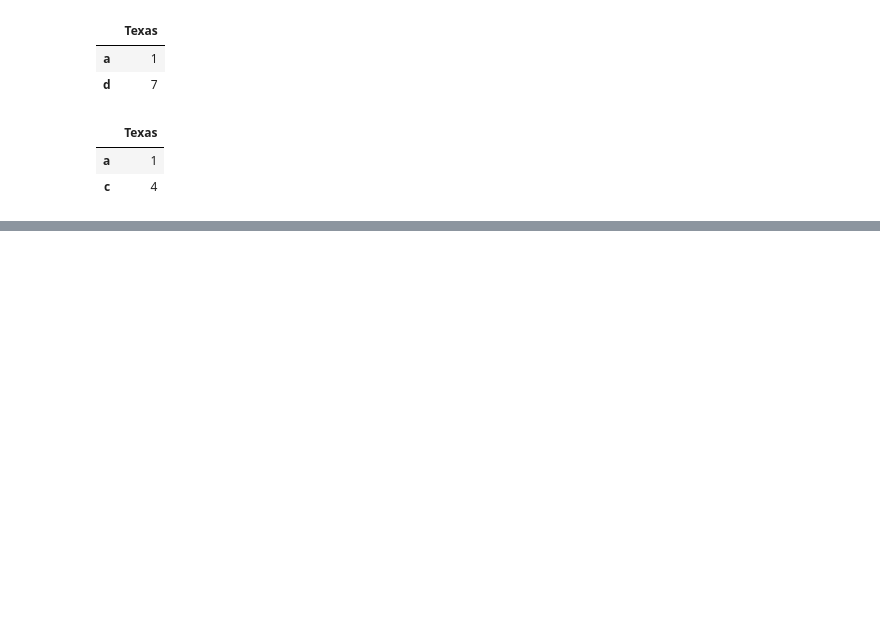
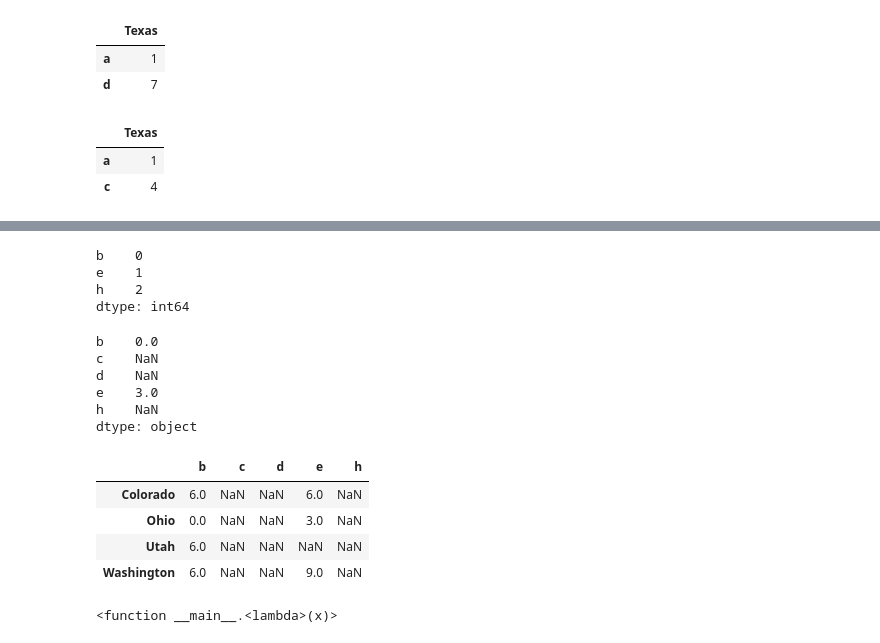
Before and after one commit to akshatkhatri/Python_data_analysis, a Jupyter notebook: Chapter5.ipynb, the cells around one changed output, grey strips where cells are left out. Drawn from its saved outputs; the diff is of its cells as text; code cells hidden in the pictures; blank space fills up the shorter version.

```diff
--- a/Chapter5.ipynb
+++ b/Chapter5.ipynb
@@ -178,0 +486,26 @@ frame.iloc[[0,1],[1]]
+# %%
+series2 = pd.Series(range(3),index  = ['b','e','h'])
+# %%
+series2
+# %% [output]
+b    0
+e    1
+h    2
+dtype: int64
+# %%
+series + series2
+# %% [output]
+b    0.0
+c    NaN
+d    NaN
+e    3.0
+h    NaN
+dtype: object
+# %%
+series2+df3
+# %% [output]
+|  | b | c | d | e | h |
+| Colorado | 6.0 | NaN | NaN | 6.0 | NaN |
+| Ohio | 0.0 | NaN | NaN | 3.0 | NaN |
+| Utah | 6.0 | NaN | NaN | NaN | NaN |
+| Washington | 6.0 | NaN | NaN | 9.0 | NaN |
@@ -178,0 +514,4 @@ frame.iloc[[0,1],[1]]
+# %%
+f
+# %% [output]
+<function __main__.<lambda>(x)>
```
Also changed, not shown: parts of 75 cells of this notebook, 7 other files.
